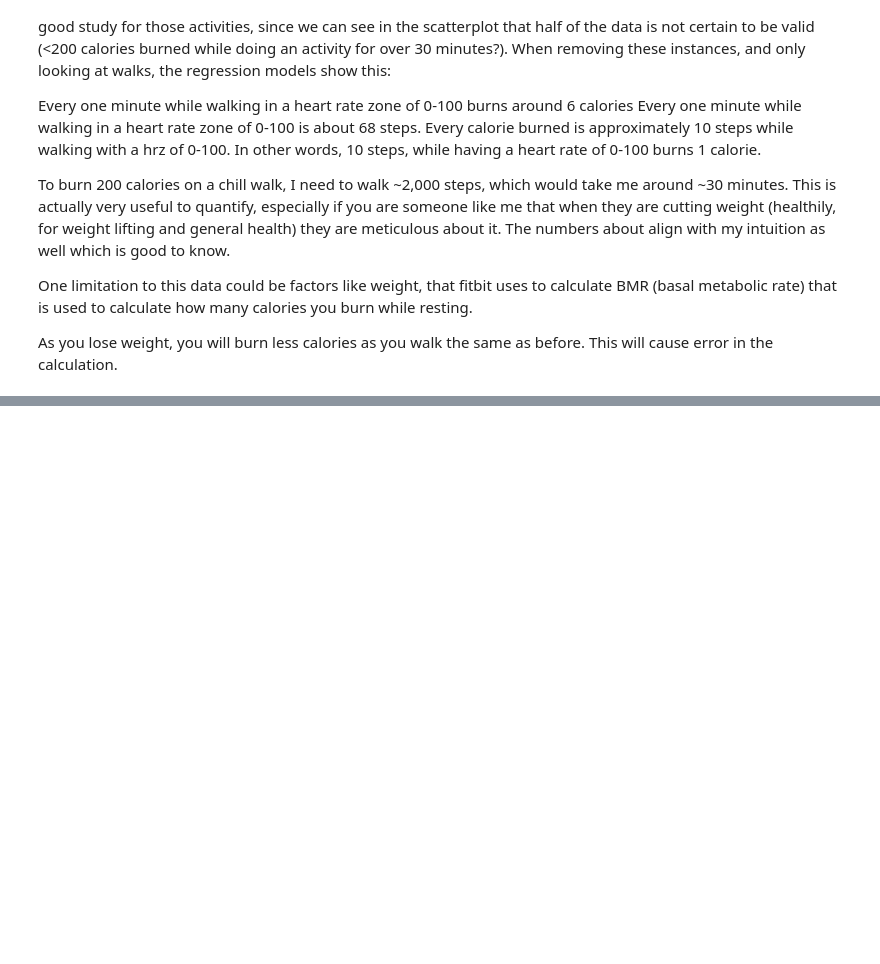
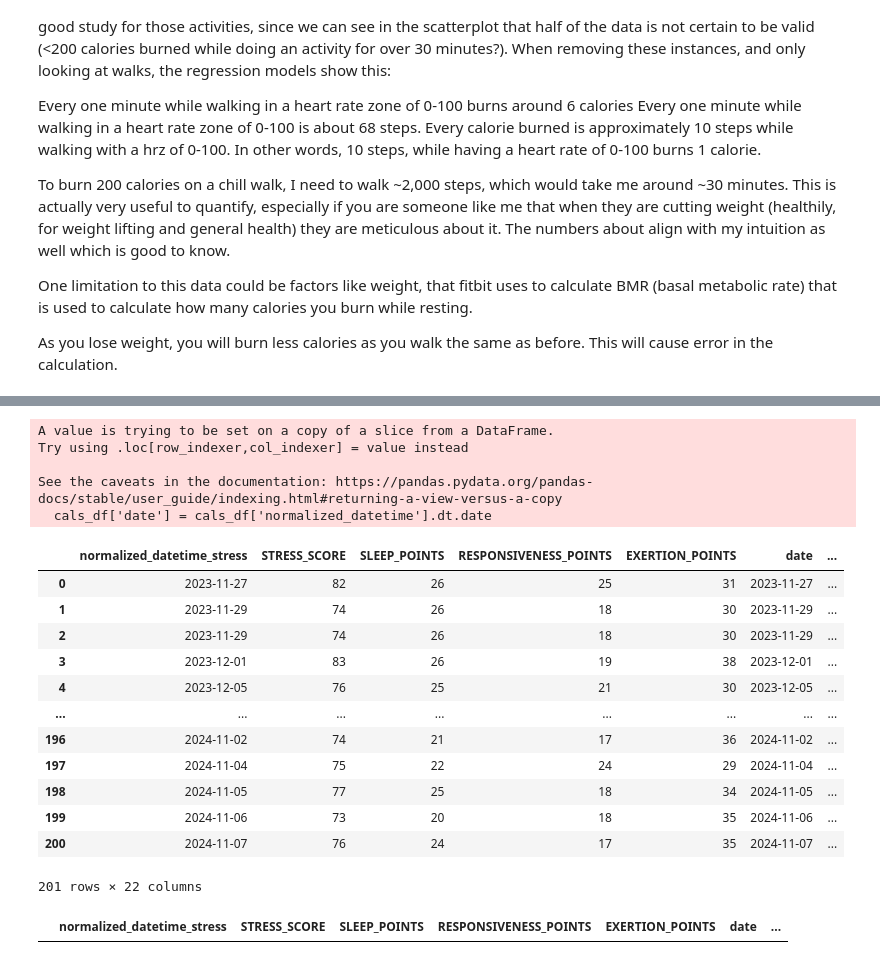
Before and after one commit to Saatvik1/Fishbit, a Jupyter notebook: notebooks/7.0-ss-secondaryEDA.ipynb, the cells around one changed output, grey strips where cells are left out. Cells and saved outputs as stored; diff of their text form; code cells hidden in the pictures; blank space fills up the shorter version.

```diff
--- a/notebooks/7.0-ss-secondaryEDA.ipynb
+++ b/notebooks/7.0-ss-secondaryEDA.ipynb
@@ -571,0 +613,2 @@ As you lose weight, you will burn less calories as you walk the same as before.
+# %%
+activities_df = data.update_df(a, activities_df)
@@ -571,0 +647,68 @@ As you lose weight, you will burn less calories as you walk the same as before.
+# %%
+# Absolutely none of these variables seem to have any relationship to eachother. Time to move on to different measures of study.
+
+# What variables do I want to analyze along with these? Calories burned that whole day. sleep score, the individual vars that makes
+# the scores. stress scores, and the individual scores that make those up.
+
+# Lets get calories summed up by day
+
+cals_df = activities_df[['normalized_datetime', 'calories']]
+
+cals_df['date'] = cals_df['normalized_datetime'].dt.date
+
+cals_df = cals_df.groupby(['date']).agg({
+    "calories" : "sum"
+})
+# %% [output]
+A value is trying to be set on a copy of a slice from a DataFrame.
+Try using .loc[row_indexer,col_indexer] = value instead
+
+See the caveats in the documentation: https://pandas.pydata.org/pandas-docs/stable/user_guide/indexing.html#returning-a-view-versus-a-copy
+  cals_df['date'] = cals_df['normalized_datetime'].dt.date
+# %%
+# Get successfuly calculation stress scores, and get the score points
+ex_stress = stress_df[stress_df['CALCULATION_FAILED'] == False][['normalized_datetime',
+                                                                 'STRESS_SCORE',
+                                 'SLEEP_POINTS', 'RESPONSIVENESS_POINTS',
+                                 'EXERTION_POINTS']]
+
+# Sleep and get the scores
+ex_sleep = sleep_gen_df[sleep_gen_df['isMainSleep'] == True][['overall_score',
+                                                              'composition_score',
+                                                              'revitalization_score',
+                                                              'duration_score',
+                                                              'resting_heart_rate',
+                                                              'restlessness',
+                                                              'normalized_datetime']]
+# %%
+ex_stress['date'] = ex_stress['normalized_datetime'].dt.date
+ex_sleep['date'] = ex_sleep['normalized_datetime'].dt.date
+
+sa_df['date'] = sa_df['normalized_datetime'].dt.date
+
+temp_df = None
+
+temp_df = pd.merge(ex_stress, ex_sleep, on="date", how="inner", suffixes=('_stress', '_sleep'))
+temp_df = pd.merge(temp_df, sa_df, on="date", how="inner", suffixes=('_temp', '_sa'))
+temp_df = pd.merge(temp_df, cals_df, on="date", how="inner", suffixes=('_temp_2', '_cals'))
+
+temp_df
+# %% [output]
+|  | normalized_datetime_stress | STRESS_SCORE | SLEEP_POINTS | RESPONSIVENESS_POINTS | EXERTION_POINTS | date | ... |
+| 0 | 2023-11-27 | 82 | 26 | 25 | 31 | 2023-11-27 | ... |
+| 1 | 2023-11-29 | 74 | 26 | 18 | 30 | 2023-11-29 | ... |
+| 2 | 2023-11-29 | 74 | 26 | 18 | 30 | 2023-11-29 | ... |
+| 3 | 2023-12-01 | 83 | 26 | 19 | 38 | 2023-12-01 | ... |
+| 4 | 2023-12-05 | 76 | 25 | 21 | 30 | 2023-12-05 | ... |
+| ... | ... | ... | ... | ... | ... | ... | ... |
+| 196 | 2024-11-02 | 74 | 21 | 17 | 36 | 2024-11-02 | ... |
+| 197 | 2024-11-04 | 75 | 22 | 24 | 29 | 2024-11-04 | ... |
+| 198 | 2024-11-05 | 77 | 25 | 18 | 34 | 2024-11-05 | ... |
+| 199 | 2024-11-06 | 73 | 20 | 18 | 35 | 2024-11-06 | ... |
+| 200 | 2024-11-07 | 76 | 24 | 17 | 35 | 2024-11-07 | ... |
+201 rows × 22 columns
+# %%
+dup = temp_df[temp_df.duplicated()]
+dup
+# %% [output]
+|  | normalized_datetime_stress | STRESS_SCORE | SLEEP_POINTS | RESPONSIVENESS_POINTS | EXERTION_POINTS | date | ... |
```
Also changed, not shown: parts of 14 cells of this notebook, 3 other files.
